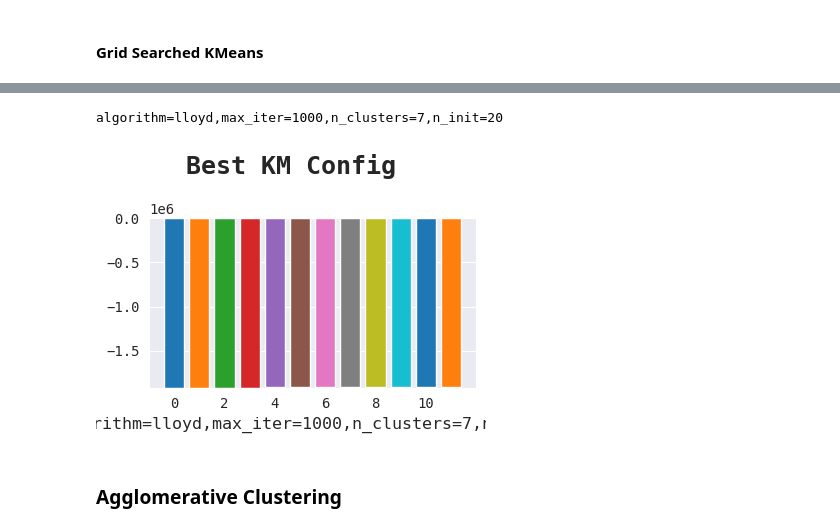
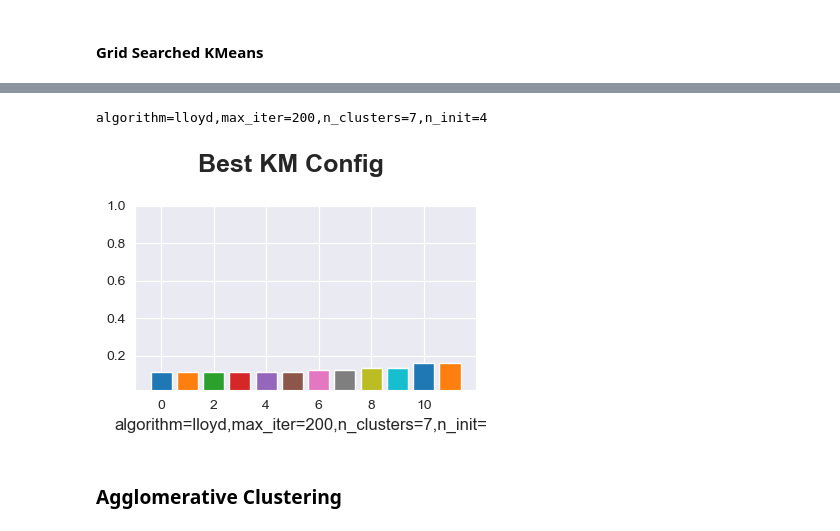
Before and after one commit to Minecraftian14/ml-cmp-forest-cover, a Jupyter notebook: ml_cmp_forest_cover.ipynb, the cells around one changed output, grey strips where cells are left out. Saved outputs shown, nothing was run; the diff lists cells and outputs as text; code cells hidden in the pictures.

```diff
--- a/ml_cmp_forest_cover.ipynb
+++ b/ml_cmp_forest_cover.ipynb
@@ -489,3 +495,7 @@ display(ds_outliers)
 | 52 | ST39 | 13806 |
 | 53 | ST40 | 8750 |
 | 54 | CT | 0 |
+# %%
+ax = ds_outliers[:10].plot(kind='line', figsize=sml_fig, legend=False)
+ax.set_xticks(range(len(gaussian_features)), gaussian_features, rotation=90, **font_ticks)
+conclude_plot("Outlier Counts")
@@ -915,8 +958,8 @@ history_rf, *meta_rf = conduct_grid_search_experiment_v2("GSKM", search_space={
 # %%
-plot_model_comparsion("KM", history_rf)
+plot_model_comparsion("KM", history_km)
 # %% [output]
-algorithm=lloyd,max_iter=1000,n_clusters=7,n_init=20
+algorithm=lloyd,max_iter=200,n_clusters=7,n_init=4
-[figure, old version]
+[figure, new version]
 # %% [markdown]
 ### Agglomerative Clustering
 # %% [markdown]
```
Also changed, not shown: parts of 41 cells of this notebook, 28 other files.
